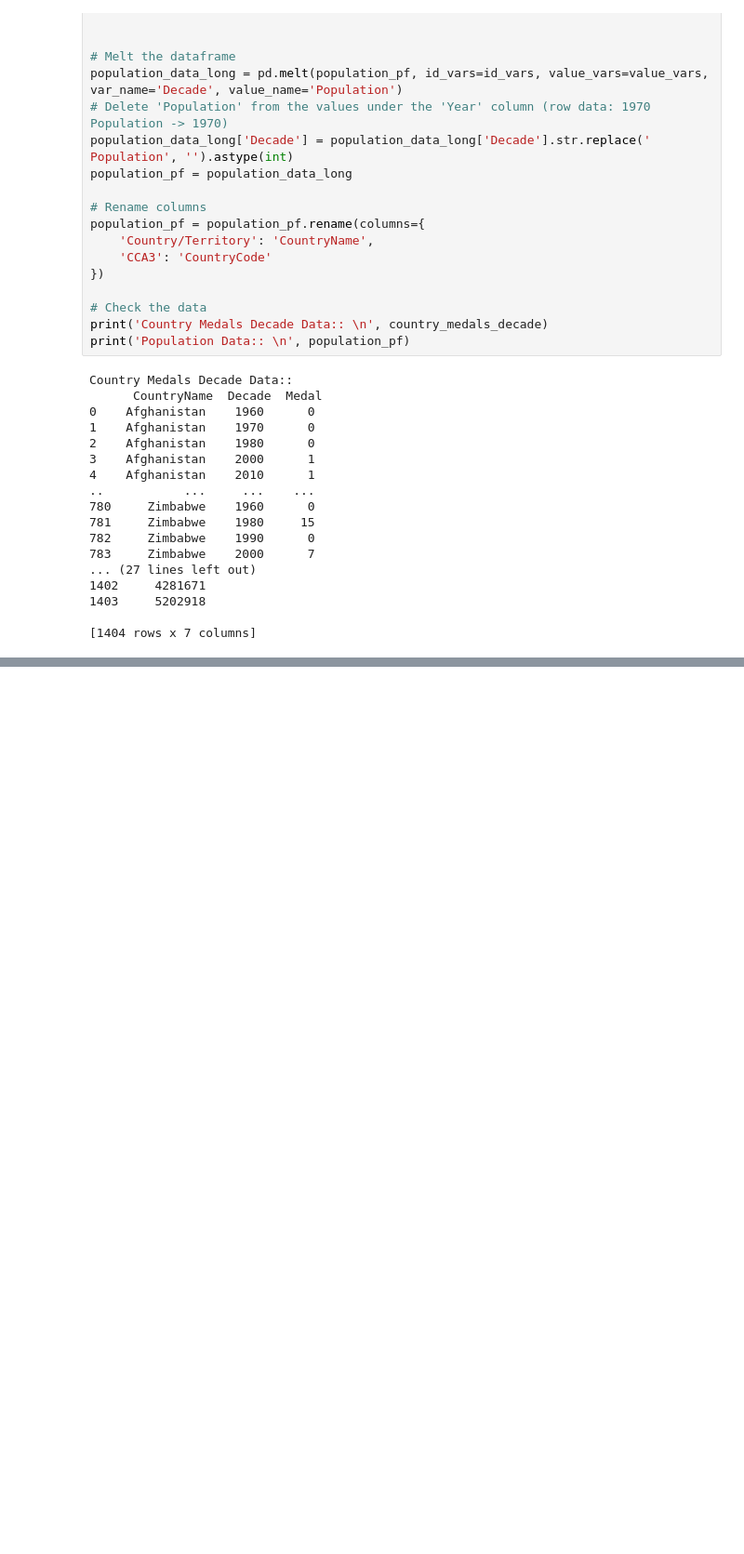
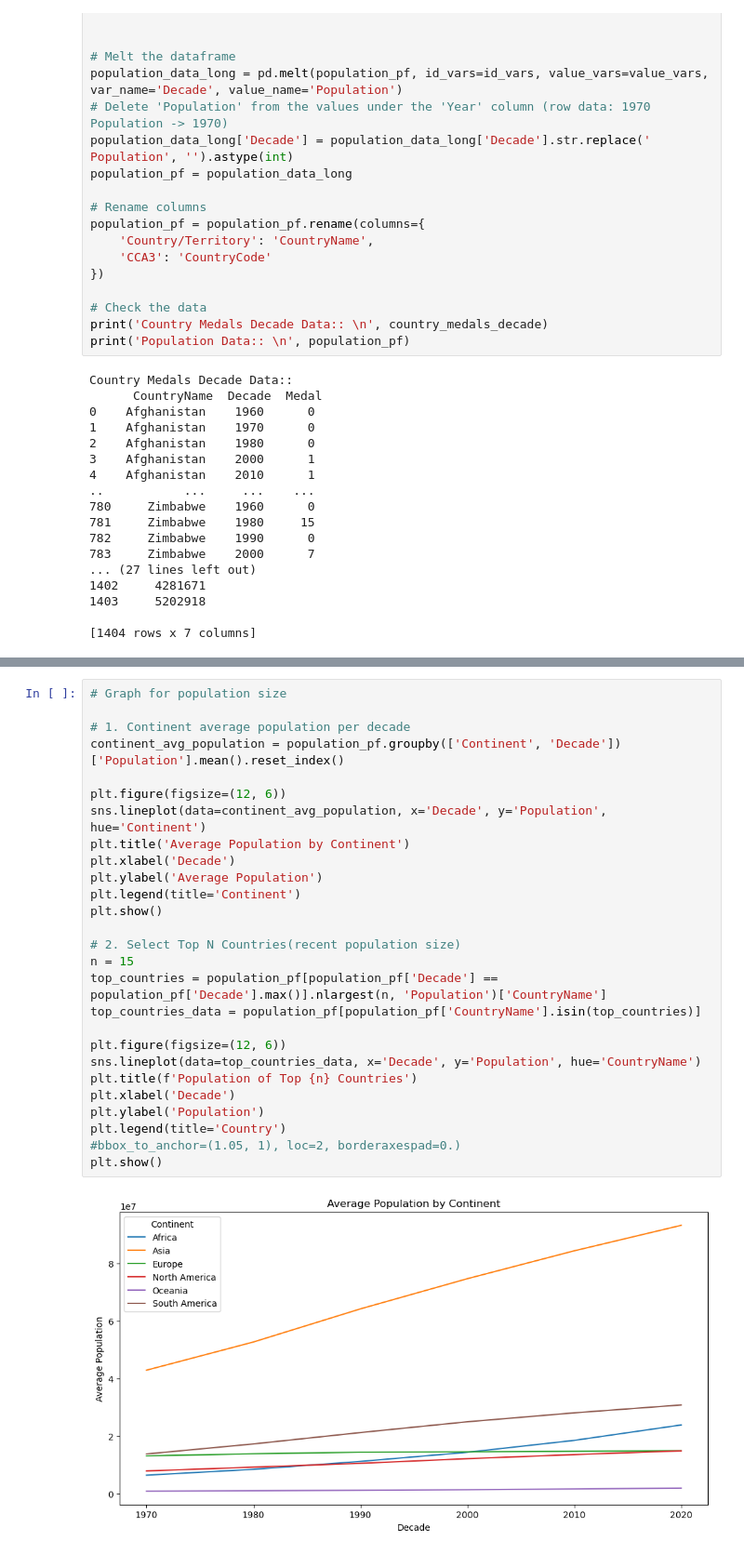
Before and after one commit to 2damlee/project_part2, a Jupyter notebook: olympicPjt.ipynb, the cells around one changed output, grey strips where cells are left out. Shown at 93% size. Drawn from its saved outputs; the diff is of its cells as text; blank space fills up the shorter version.

```diff
--- a/olympicPjt.ipynb
+++ b/olympicPjt.ipynb
@@ -384,0 +502,29 @@ print(merged_olympic_pop_df.head())
+# %%
+# Graph for population size
+
+# 1. Continent average population per decade
+continent_avg_population = population_pf.groupby(['Continent', 'Decade'])['Population'].mean().reset_index()
+
+plt.figure(figsize=(12, 6))
+sns.lineplot(data=continent_avg_population, x='Decade', y='Population', hue='Continent')
+plt.title('Average Population by Continent')
+plt.xlabel('Decade')
+plt.ylabel('Average Population')
+plt.legend(title='Continent')
+plt.show()
+
+# 2. Select Top N Countries(recent population size)
+n = 15
+top_countries = population_pf[population_pf['Decade'] == population_pf['Decade'].max()].nlargest(n, 'Population')['CountryName']
+top_countries_data = population_pf[population_pf['CountryName'].isin(top_countries)]
+
+plt.figure(figsize=(12, 6))
+sns.lineplot(data=top_countries_data, x='Decade', y='Population', hue='CountryName')
+plt.title(f'Population of Top {n} Countries')
+plt.xlabel('Decade')
+plt.ylabel('Population')
+plt.legend(title='Country')
+#bbox_to_anchor=(1.05, 1), loc=2, borderaxespad=0.)
+plt.show()
+# %% [output]
+[figure, added]
```
Also changed, not shown: parts of 14 cells of this notebook.
